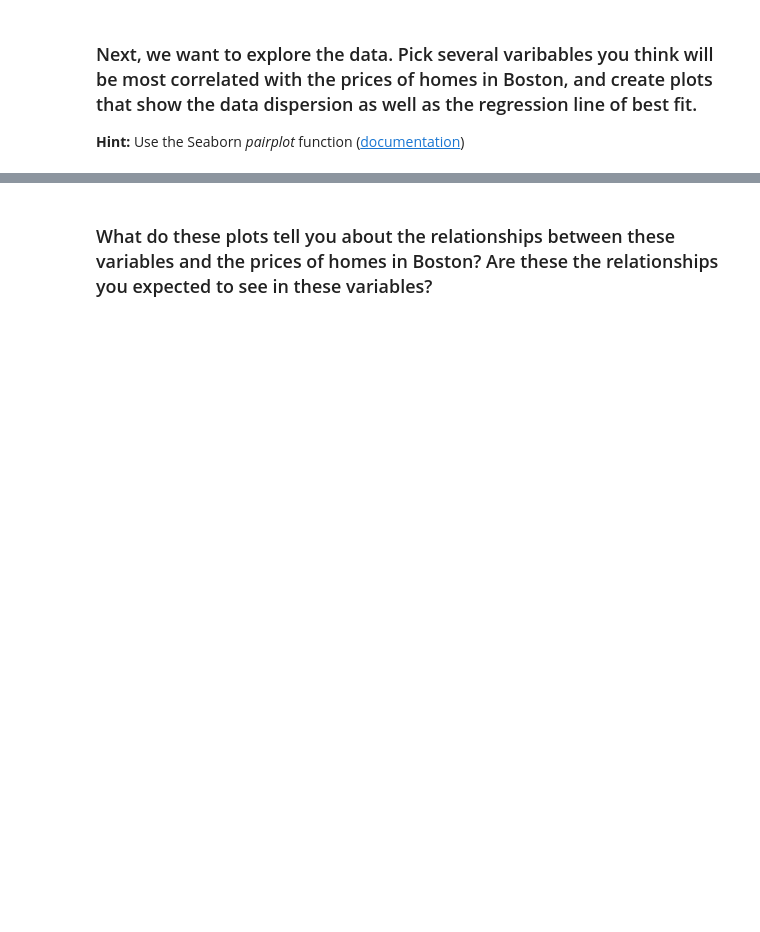
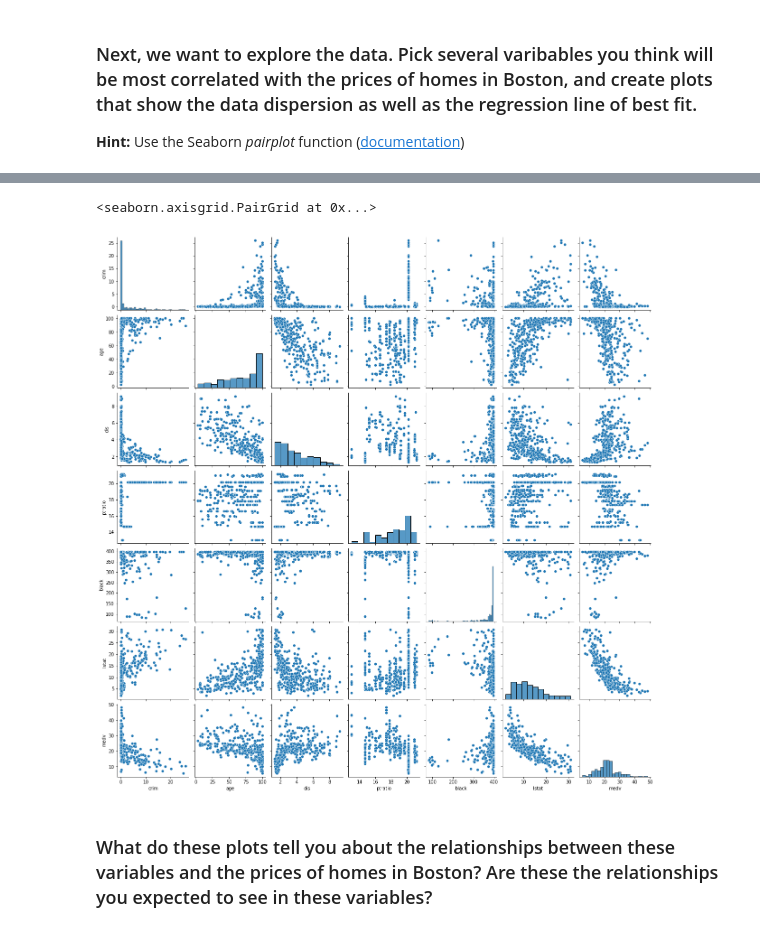
Before and after one commit to ta-data-remote/lab-problems-with-ML, a Jupyter notebook: your-code/lab_boston_housing.ipynb, the cells around one changed output, grey strips where cells are left out. Drawn from its saved outputs; the diff is of its cells as text; code cells hidden in the pictures; blank space fills up the shorter version.

```diff
--- a/your-code/lab_boston_housing.ipynb
+++ b/your-code/lab_boston_housing.ipynb
@@ -29,0 +49,5 @@ import matplotlib.pyplot as plt
+# %%
+# checking outliers with the help of Z-score method: with threshold of 3
+z = np.abs(stats.zscore(boston))
+threshold = 3
+print(np.where(z > 3))
@@ -29,0 +65,3 @@ import matplotlib.pyplot as plt
+# %%
+# filtering outliers with z-score
+boston_cleaned = boston[(z<3).all(axis=1)]
@@ -32,0 +108,4 @@ import matplotlib.pyplot as plt
+# %%
+#selecting variables those could be correlated witht the prices of homes in Boston:
+boston_new = boston_cleaned.iloc[:, [0,5,6,9,10,11,12]]
+boston_new
@@ -33,4 +126,8 @@ import matplotlib.pyplot as plt
 # %%
 # Your code here
+sns.pairplot(boston_new)
+# %% [output]
+<seaborn.axisgrid.PairGrid at 0x...>
+[figure, added]
 # %% [markdown]
 ### What do these plots tell you about the relationships between these variables and the prices of homes in Boston? Are these the relationships you expected to see in these variables?
```
Also changed, not shown: parts of 42 cells of this notebook, 2 other files.
